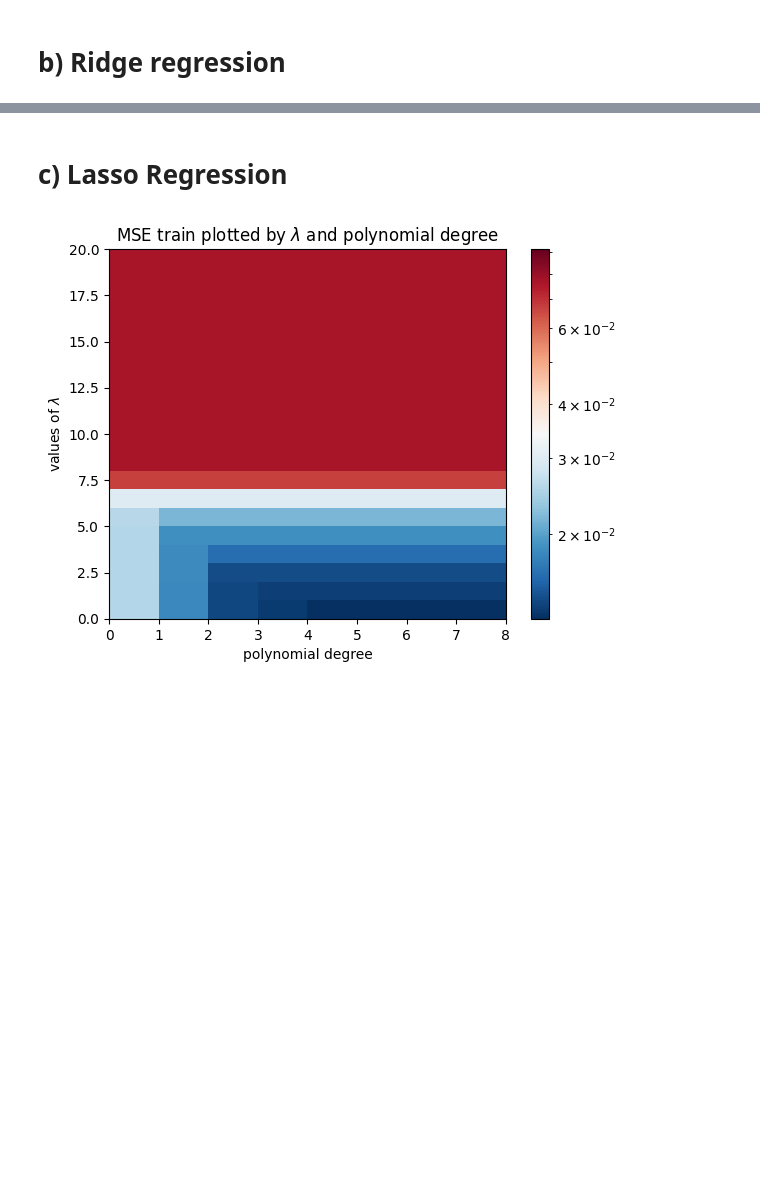
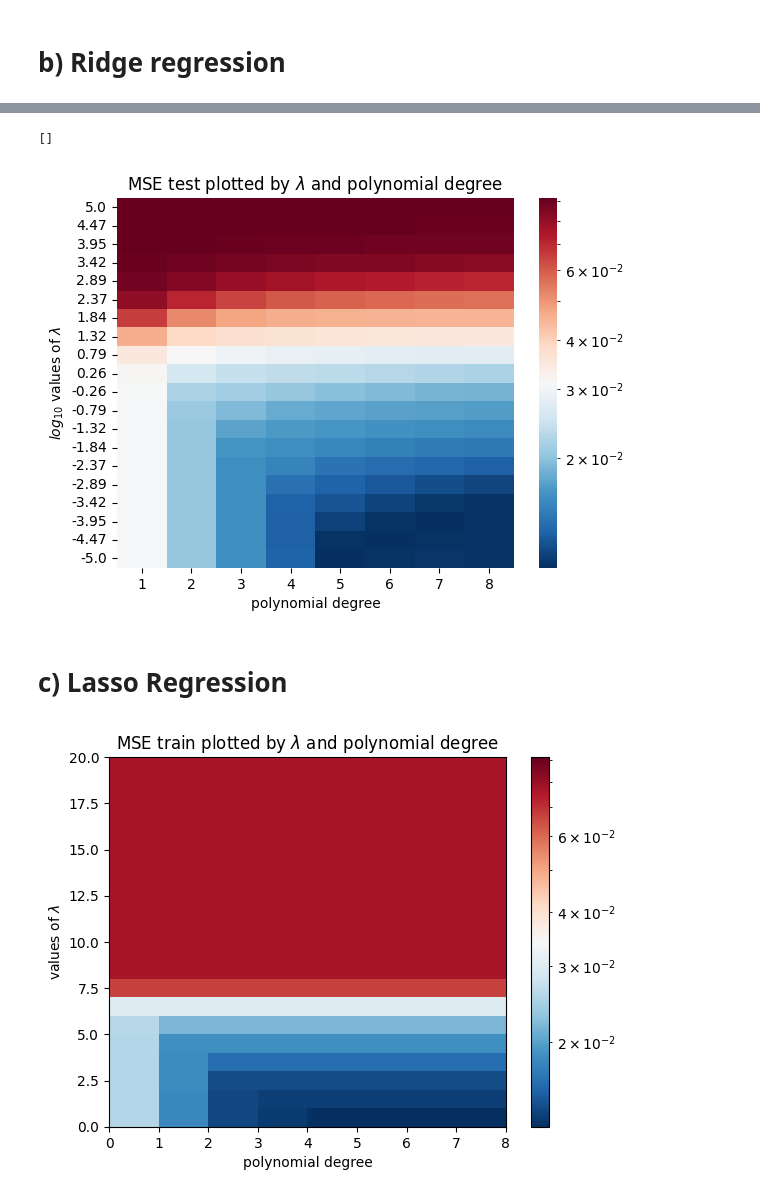
Before and after one commit to alessiasanfelici/FYS-STK4155-Project-1, a Jupyter notebook: exercisesabc.ipynb, the cells around one changed output, grey strips where cells are left out. Cells and saved outputs as stored; diff of their text form; code cells hidden in the pictures; blank space fills up the shorter version.

```diff
--- a/exercisesabc.ipynb
+++ b/exercisesabc.ipynb
@@ -277,3 +277,10 @@ The optimal parameters are [lambda, polynomial degree] = [3.359818286283781e-05,
+# %%
+fig2 = sns.heatmap(df_MSE_test_Ridge, norm=LogNorm(), cmap='RdBu_r', vmin=min, vmax=max)
+fig2.set(xlabel="polynomial degree", ylabel=r'$log_{10}$'+" values of "+r'$\lambda$', title="MSE test plotted by "+r'$\lambda$'+" and polynomial degree")
+fig2.plot()
+# %% [output]
+[]
+[figure, added]
 # %%
 ## TESTING RIDGE
 
```
Also changed, not shown: parts of 2 cells of this notebook.
